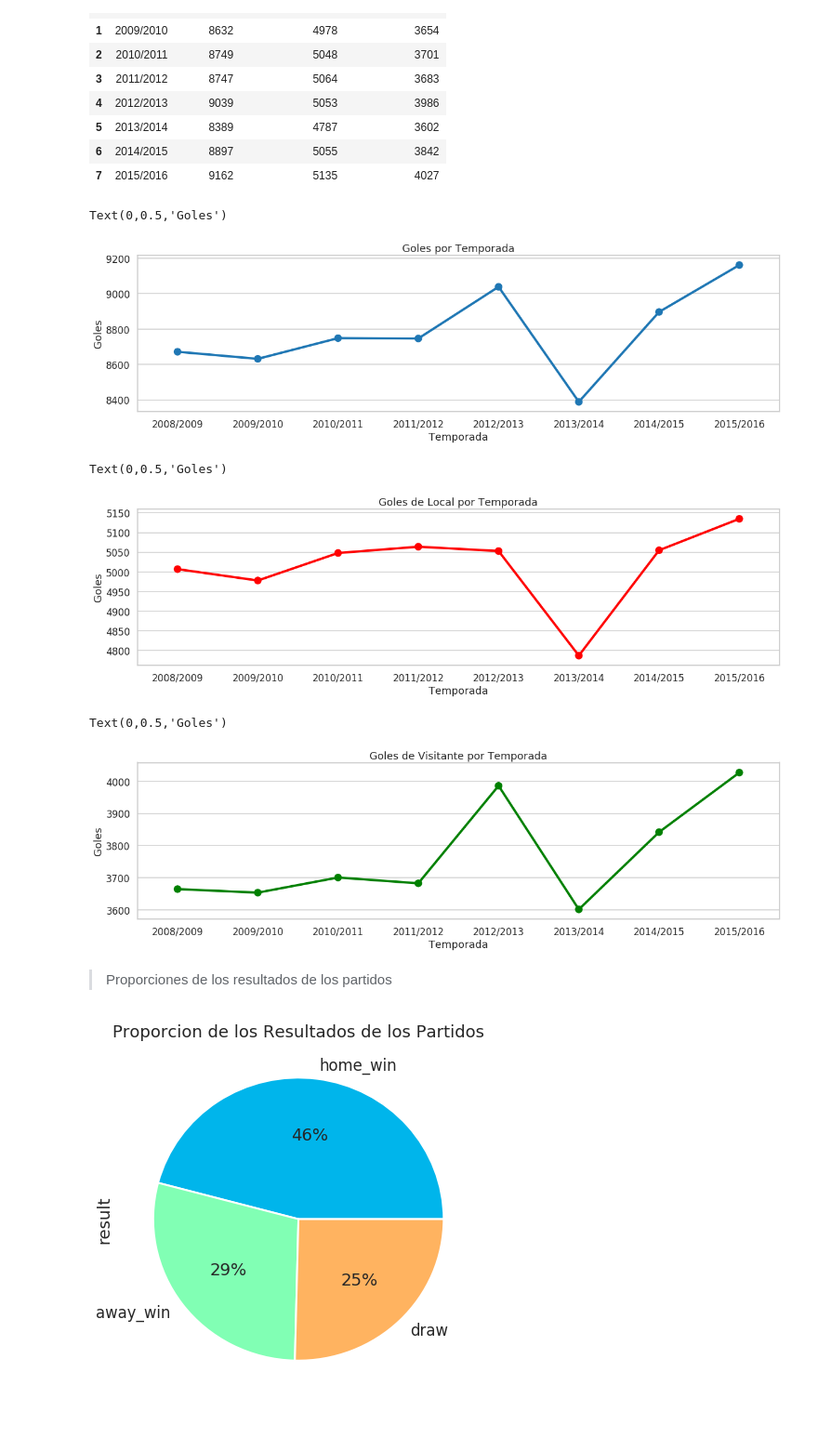
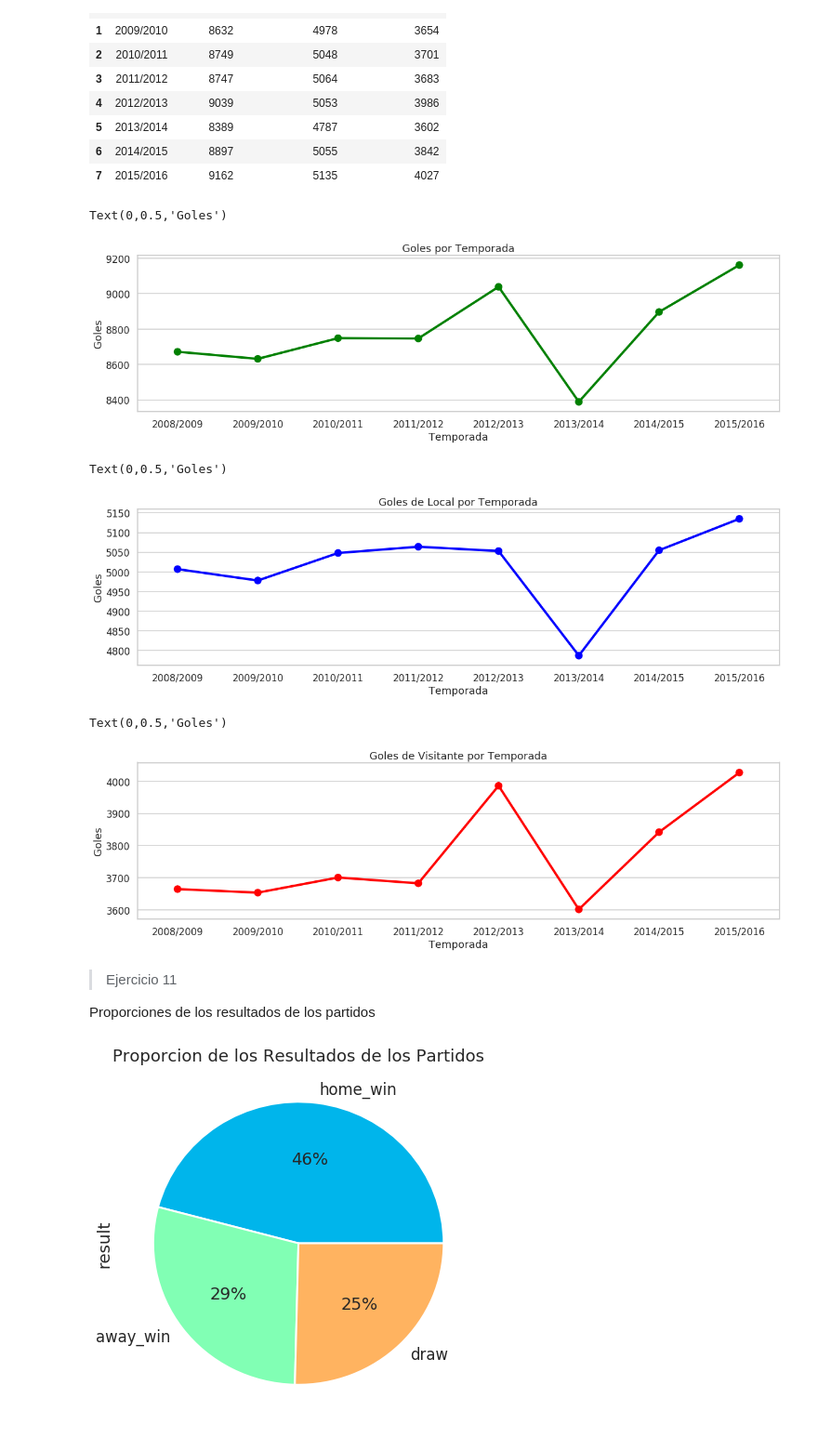
Before and after one commit to diplodatos2019/Mentoria_Analisis_Visualizacion_Datos, a Jupyter notebook: Practico_AyV_Resuelto.ipynb, the cells around one changed output. Shown at 93% size. Saved outputs shown, nothing was run; the diff lists cells and outputs as text; code cells hidden in the pictures.

```diff
--- a/Practico_AyV_Resuelto.ipynb
+++ b/Practico_AyV_Resuelto.ipynb
@@ -582,29 +579,30 @@ plt.figure(figsize=(20, 5))
 sns.pointplot(
     x='season',
     y='total_goal',
-    data=tha_goal
+    data=tha_goal,
+    color='g',
 )
 plt.title("Goles por Temporada")
 plt.xlabel("Temporada")
 plt.ylabel("Goles")
 # %% [output]
 Text(0,0.5,'Goles')
-[figure, old version]
+[figure, new version]
 # %%
 plt.figure(figsize=(20, 5))
 
 sns.pointplot(
     x='season',
     y='home_team_goal',
     data=tha_goal,
-    color='r',
+    color='b',
 )
 plt.title("Goles de Local por Temporada")
 plt.xlabel("Temporada")
 plt.ylabel("Goles")
 # %% [output]
 Text(0,0.5,'Goles')
-[figure, old version]
+[figure, new version]
 # %%
 plt.figure(figsize=(20, 5))
 
@@ -612,16 +610,18 @@ sns.pointplot(
     x='season',
     y='away_team_goal',
     data=tha_goal,
-    color='g',
+    color='r',
 )
 plt.title("Goles de Visitante por Temporada")
 plt.xlabel("Temporada")
 plt.ylabel("Goles")
 # %% [output]
 Text(0,0.5,'Goles')
-[figure, old version]
+[figure, new version]
 # %% [markdown]
-> Proporciones de los resultados de los partidos
+> Ejercicio 11
+
+Proporciones de los resultados de los partidos
 # %%
 htg = df_match['home_team_goal'].tolist()
 atg = df_match['away_team_goal'].tolist()
```
Also changed, not shown: parts of 10 cells of this notebook, 3 other files.
